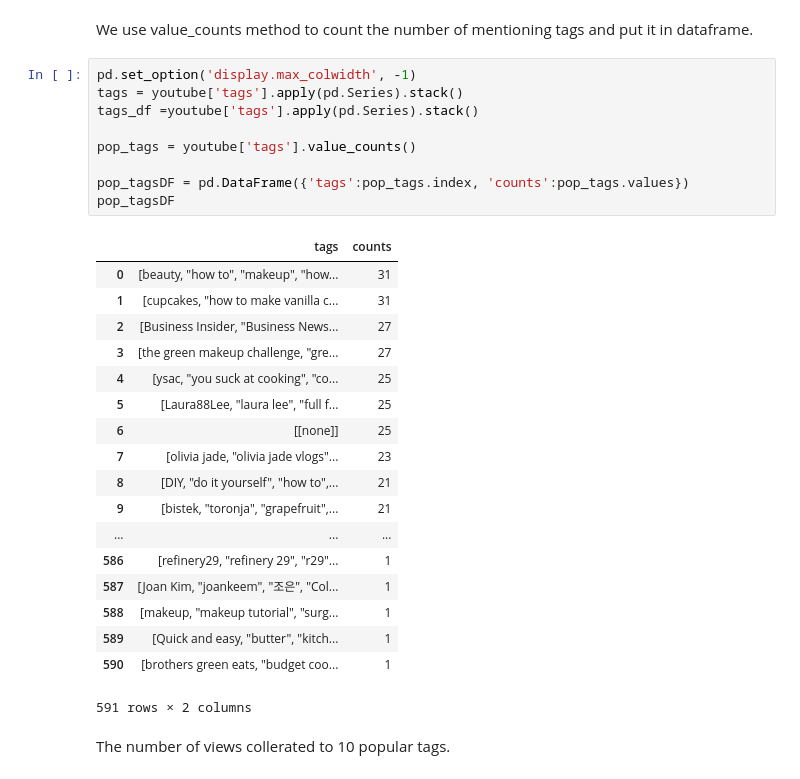
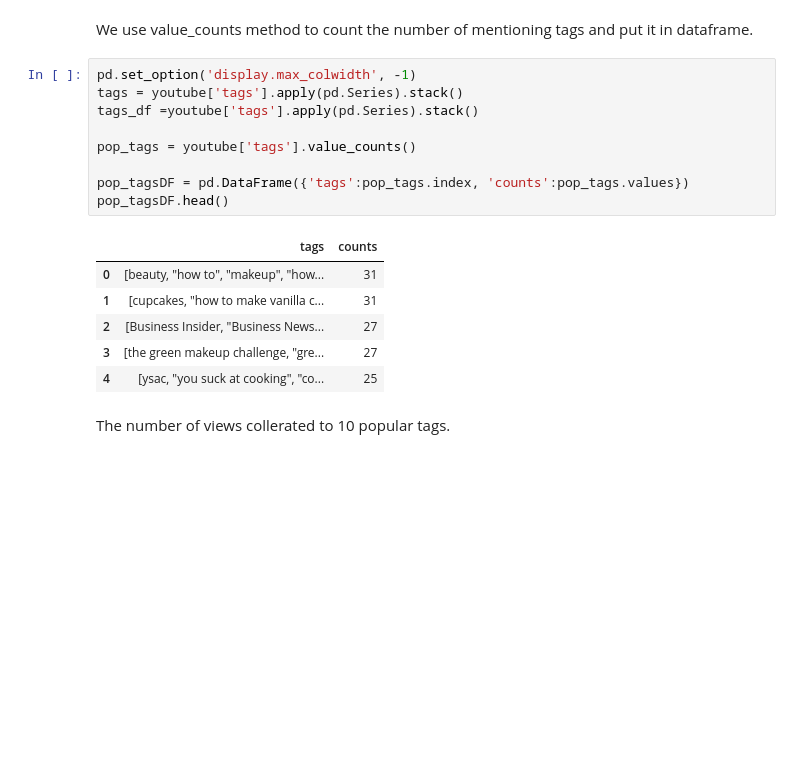
Before and after one commit to dtn058/FinalProject_group46, a Jupyter notebook: COGS108 Final project.ipynb, the cells around one changed output. Saved outputs shown, nothing was run; the diff lists cells and outputs as text; blank space fills up the shorter version.

```diff
--- a/COGS108 Final project.ipynb
+++ b/COGS108 Final project.ipynb
@@ -110,31 +110,19 @@ We use value_counts method to count the number of mentioning tags and put it in
 # %%
 pd.set_option('display.max_colwidth', -1)
 tags = youtube['tags'].apply(pd.Series).stack()
 tags_df =youtube['tags'].apply(pd.Series).stack()
 
 pop_tags = youtube['tags'].value_counts()
 
 pop_tagsDF = pd.DataFrame({'tags':pop_tags.index, 'counts':pop_tags.values})
-pop_tagsDF
+pop_tagsDF.head()
 # %% [output]
 |  | tags | counts |
 | 0 | [beauty, "how to", "makeup", "how... | 31 |
 | 1 | [cupcakes, "how to make vanilla c... | 31 |
 | 2 | [Business Insider, "Business News... | 27 |
 | 3 | [the green makeup challenge, "gre... | 27 |
 | 4 | [ysac, "you suck at cooking", "co... | 25 |
-| 5 | [Laura88Lee, "laura lee", "full f... | 25 |
-| 6 | [[none]] | 25 |
-| 7 | [olivia jade, "olivia jade vlogs"... | 23 |
-| 8 | [DIY, "do it yourself", "how to",... | 21 |
-| 9 | [bistek, "toronja", "grapefruit",... | 21 |
-| ... | ... | ... |
-| 586 | [refinery29, "refinery 29", "r29"... | 1 |
-| 587 | [Joan Kim, "joankeem", "조은", "Col... | 1 |
-| 588 | [makeup, "makeup tutorial", "surg... | 1 |
-| 589 | [Quick and easy, "butter", "kitch... | 1 |
-| 590 | [brothers green eats, "budget coo... | 1 |
-591 rows × 2 columns
 # %% [markdown]
 The number of views collerated to 10 popular tags.
 # %%
```
